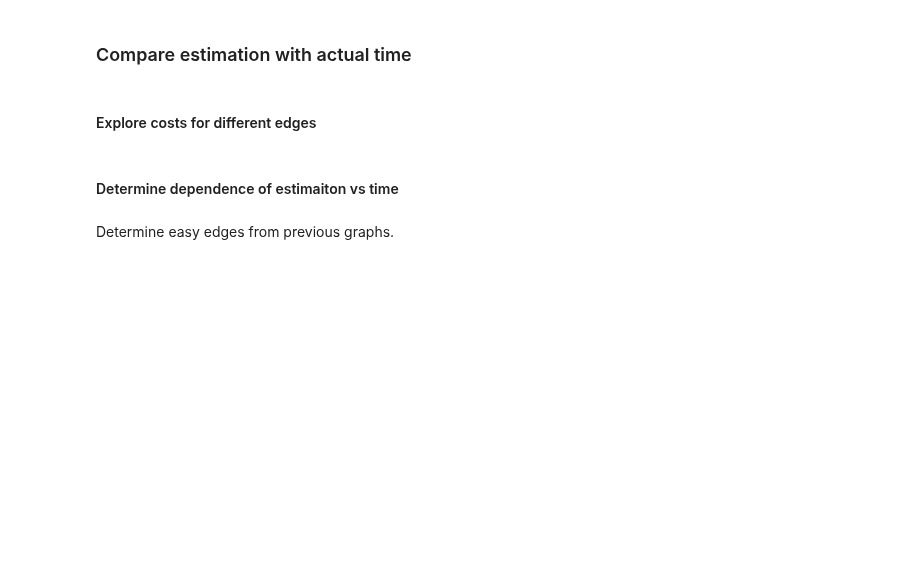
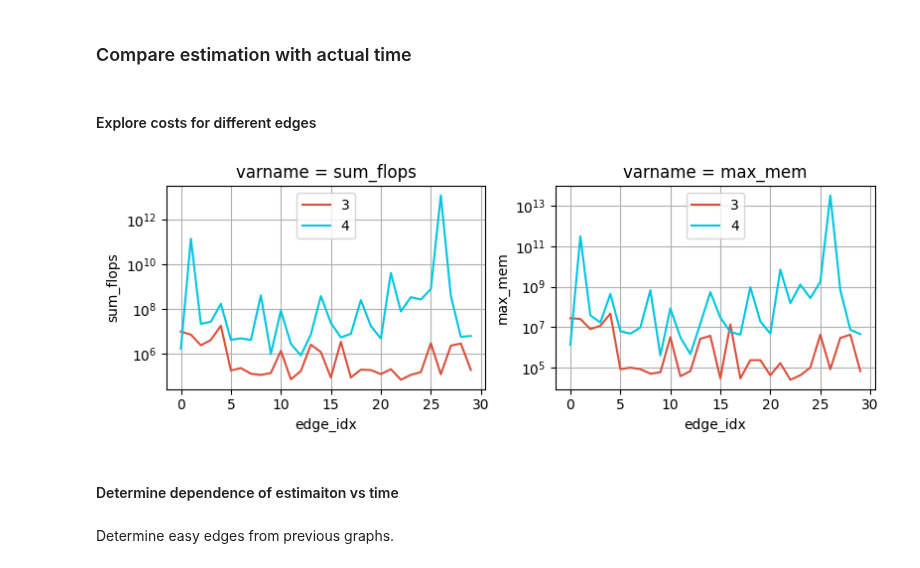
Before and after one commit to danlkv/QTensor, a Jupyter notebook: analysis/spec/notebooks/Time_vs_FLOP.ipynb, the cells around one changed output. Cells and saved outputs as stored; diff of their text form; code cells hidden in the pictures; blank space fills up the shorter version.

```diff
--- a/analysis/spec/notebooks/Time_vs_FLOP.ipynb
+++ b/analysis/spec/notebooks/Time_vs_FLOP.ipynb
@@ -134,9 +139,13 @@ def max_mem(sim_costs):
 # %%
 fig = ex.plot_variables2d(('sum_flops', 'max_mem'), n=[N], p=[3],
-                          d=[3,4], edge_idx=range(30))
+                          d=[3,4], edge_idx=range(30),
+                          seed=[SEED]
+                         )
 for ax in fig.axes:
     ax.set_yscale('log')
     ax.grid()
+# %% [output]
+[figure, added]
 # %% [markdown]
 #### Determine dependence of estimaiton vs time
 # %% [markdown]
```
Also changed, not shown: parts of 7 cells of this notebook, 2 other files.
